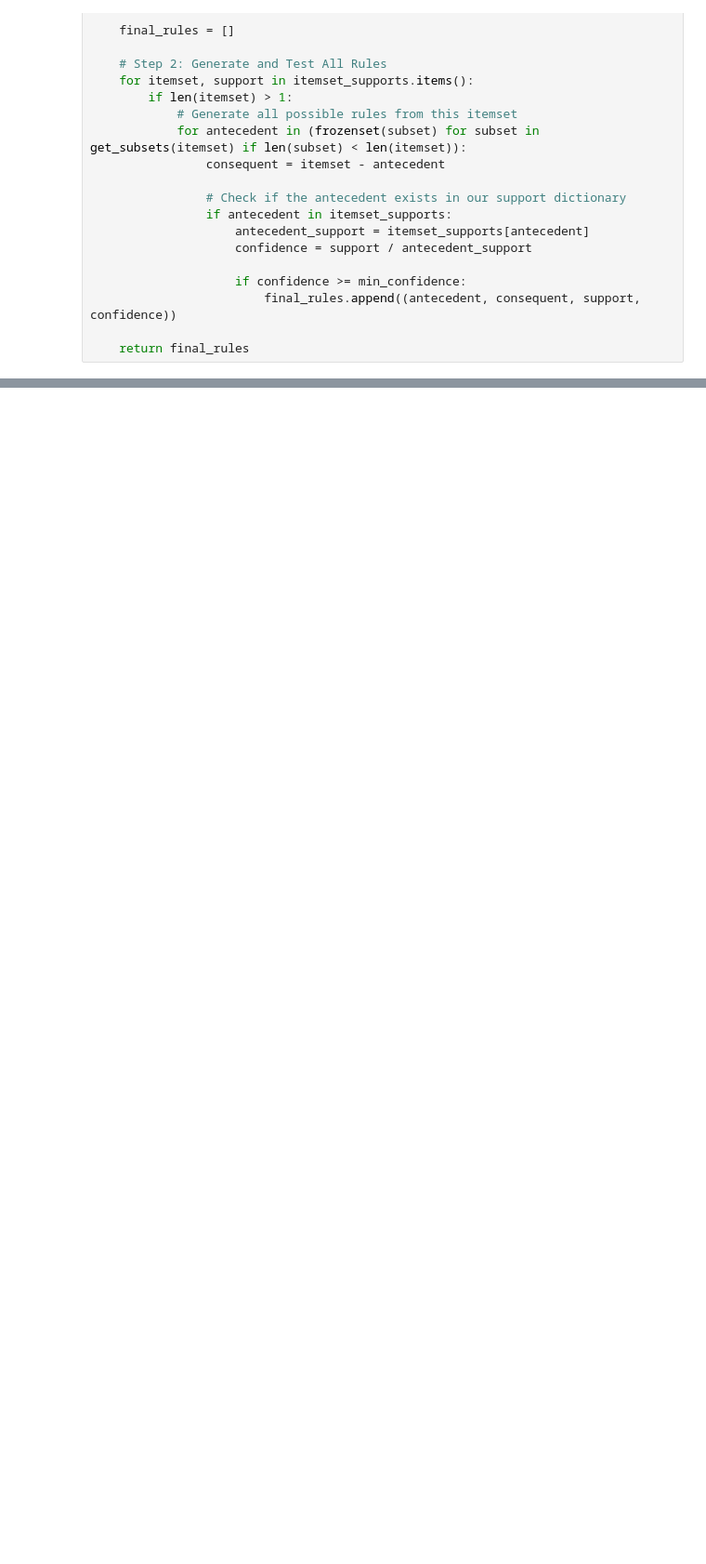
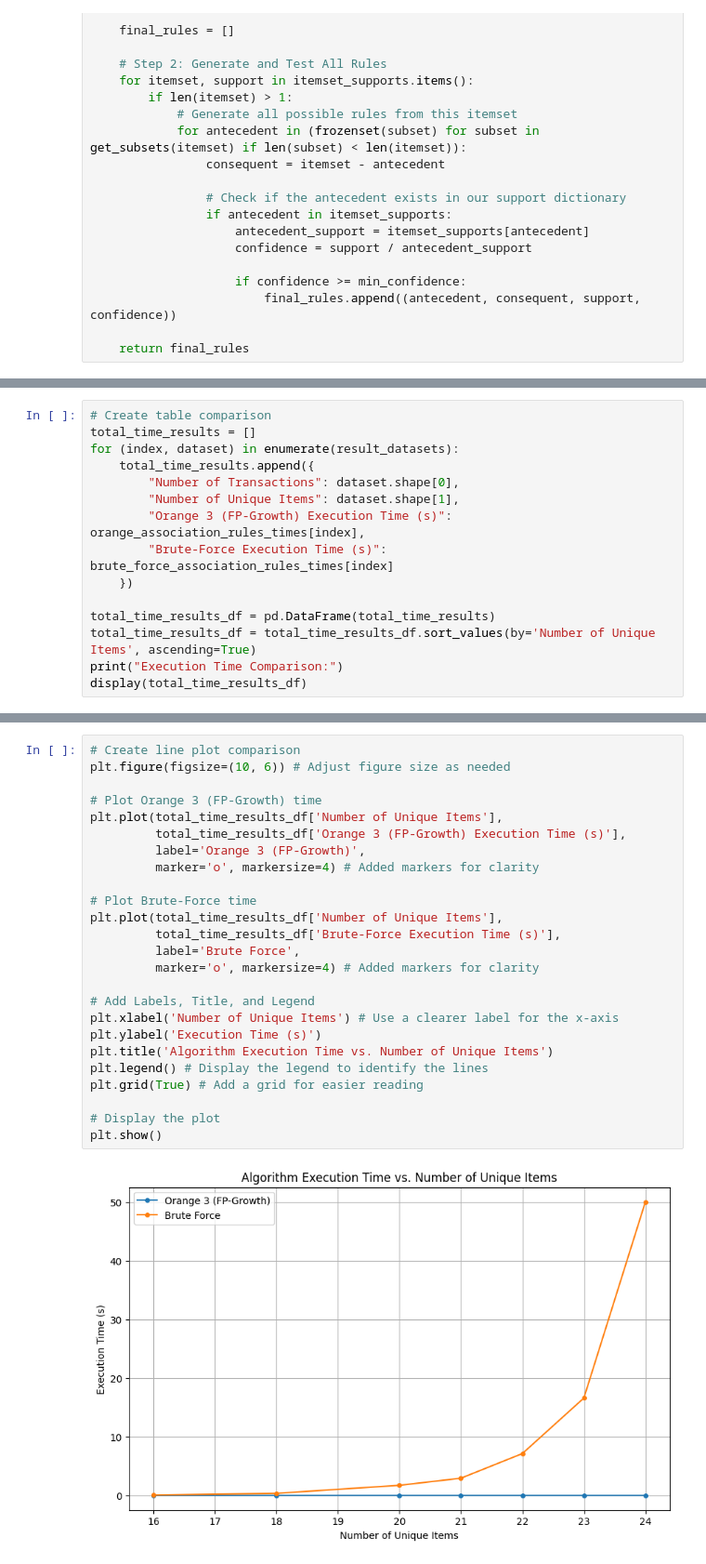
Before and after one commit to roshaniayu/IN6227-Data-Mining-Assignments, a Jupyter notebook: Assignment 2/Assignment2_Roshani Ayu Pranasti_G2504973A.ipynb, the cells around one changed output, grey strips where cells are left out. Shown at 93% size. Drawn from its saved outputs; the diff is of its cells as text; blank space fills up the shorter version.

```diff
--- a/Assignment 2/Assignment2_Roshani Ayu Pranasti_G2504973A.ipynb
+++ b/Assignment 2/Assignment2_Roshani Ayu Pranasti_G2504973A.ipynb
@@ -653,0 +623,15 @@ Results:
+# %%
+# Create table comparison
+total_time_results = []
+for (index, dataset) in enumerate(result_datasets):
+    total_time_results.append({
+        "Number of Transactions": dataset.shape[0],
+        "Number of Unique Items": dataset.shape[1],
+        "Orange 3 (FP-Growth) Execution Time (s)": orange_association_rules_times[index],
+        "Brute-Force Execution Time (s)": brute_force_association_rules_times[index]
+    })
+
+total_time_results_df = pd.DataFrame(total_time_results)
+total_time_results_df = total_time_results_df.sort_values(by='Number of Unique Items', ascending=True)
+print("Execution Time Comparison:")
+display(total_time_results_df)
@@ -653,0 +648,27 @@ Results:
+# %%
+# Create line plot comparison
+plt.figure(figsize=(10, 6)) # Adjust figure size as needed
+
+# Plot Orange 3 (FP-Growth) time
+plt.plot(total_time_results_df['Number of Unique Items'],
+         total_time_results_df['Orange 3 (FP-Growth) Execution Time (s)'],
+         label='Orange 3 (FP-Growth)',
+         marker='o', markersize=4) # Added markers for clarity
+
+# Plot Brute-Force time
+plt.plot(total_time_results_df['Number of Unique Items'],
+         total_time_results_df['Brute-Force Execution Time (s)'],
+         label='Brute Force',
+         marker='o', markersize=4) # Added markers for clarity
+
+# Add Labels, Title, and Legend
+plt.xlabel('Number of Unique Items') # Use a clearer label for the x-axis
+plt.ylabel('Execution Time (s)')
+plt.title('Algorithm Execution Time vs. Number of Unique Items')
+plt.legend() # Display the legend to identify the lines
+plt.grid(True) # Add a grid for easier reading
+
+# Display the plot
+plt.show()
+# %% [output]
+[figure, added]
```
Also changed, not shown: parts of 9 cells of this notebook.
